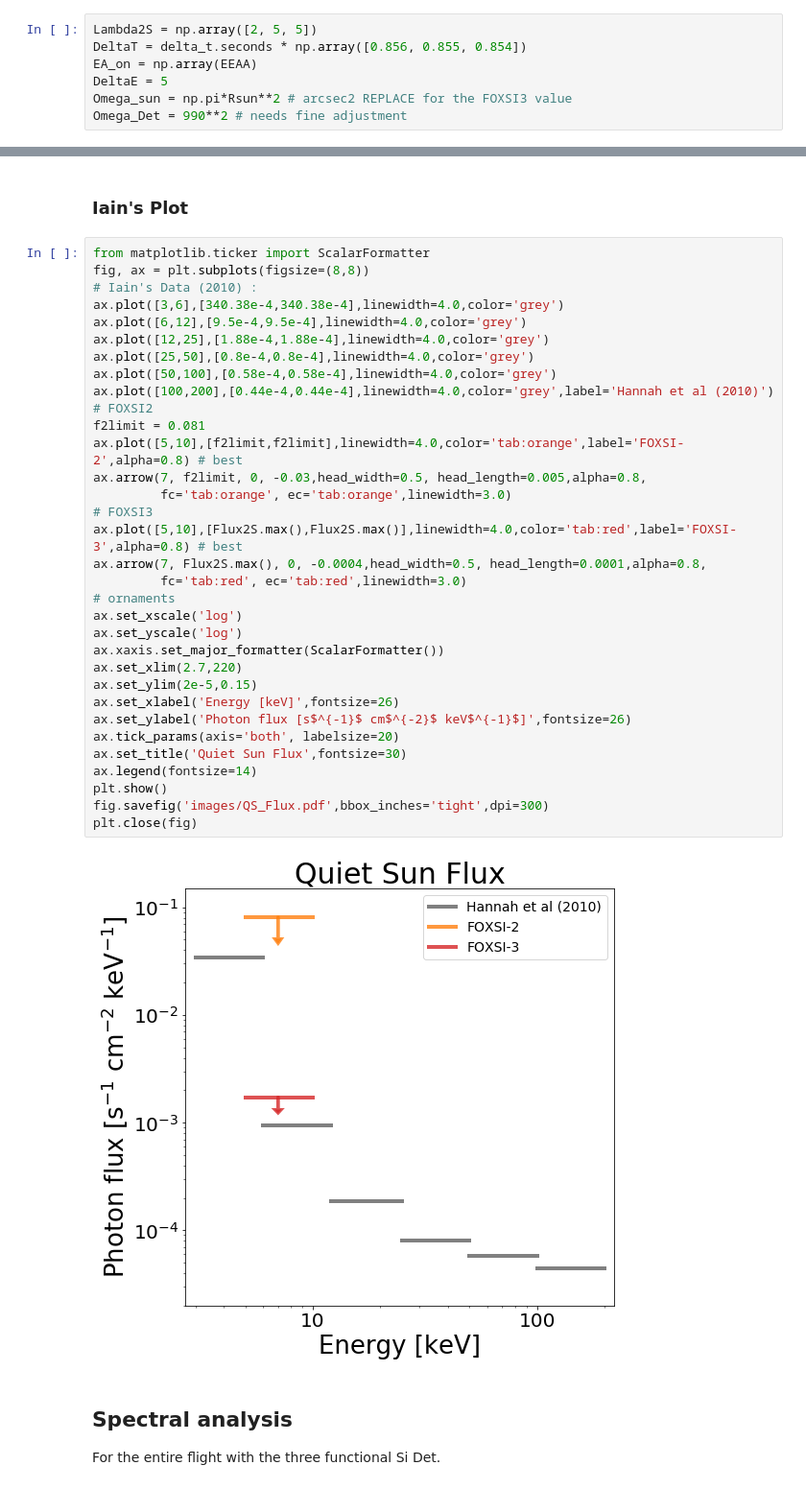
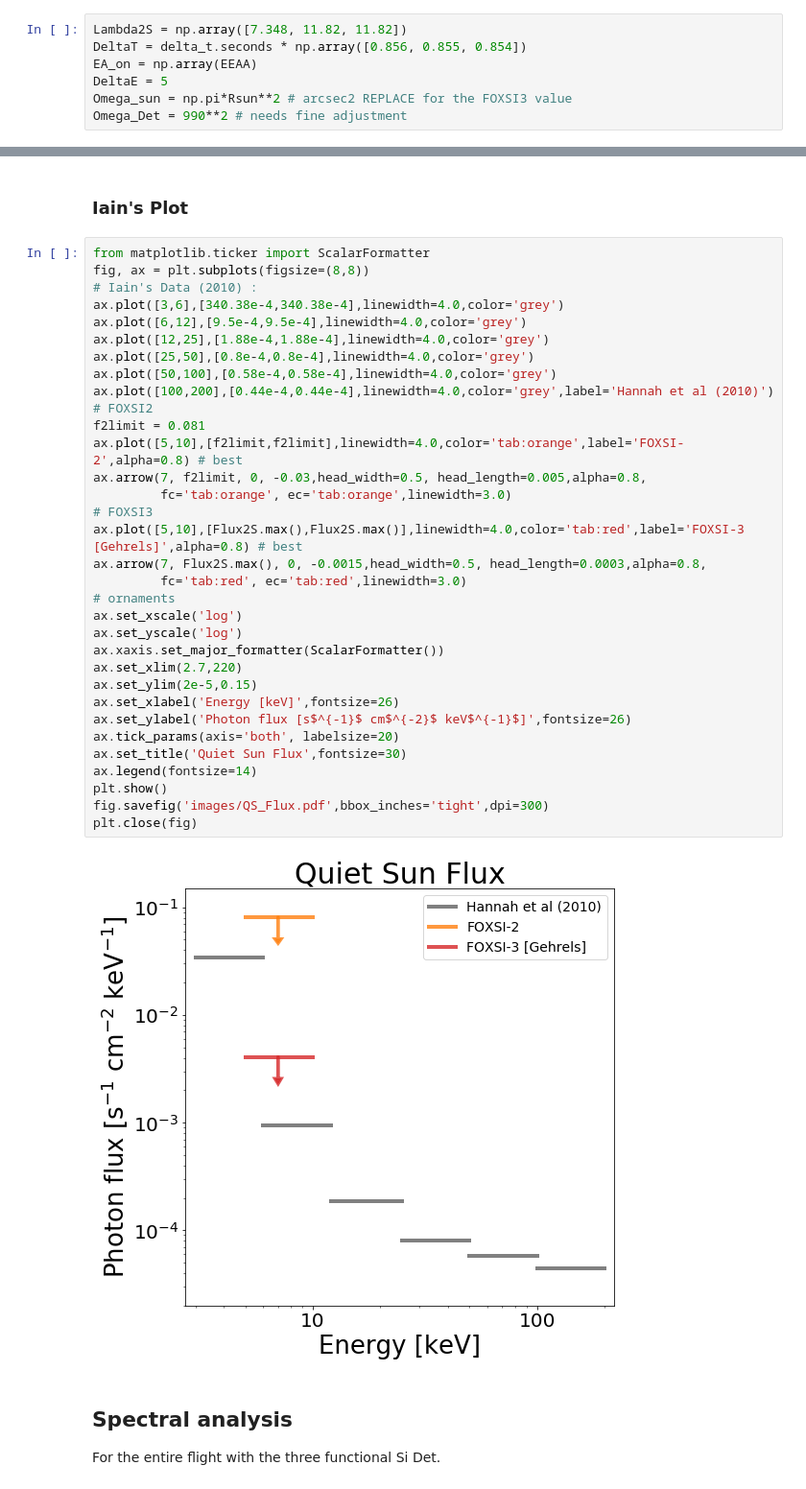
Before and after one commit to pymilo/QuietSunAnalysis, a Jupyter notebook: FOXSI3/FOXSI3-QS-FluxStudy.ipynb, the cells around one changed output, grey strips where cells are left out. Shown: that part at 96% size. Drawn from its saved outputs; the diff is of its cells as text.

Commit message:
FOXSI-3 Ahnen Method complete

```diff
--- a/FOXSI3/FOXSI3-QS-FluxStudy.ipynb
+++ b/FOXSI3/FOXSI3-QS-FluxStudy.ipynb
@@ -271,5 +292,5 @@ Omega_sun
 # %%
-Lambda2S = np.array([2, 5, 5])
+Lambda2S = np.array([7.348, 11.82, 11.82])
 DeltaT = delta_t.seconds * np.array([0.856, 0.855, 0.854])
 EA_on = np.array(EEAA)
 DeltaE = 5
@@ -292,36 +311,36 @@ from matplotlib.ticker import ScalarFormatter
 fig, ax = plt.subplots(figsize=(8,8))
 # Iain's Data (2010) :
 ax.plot([3,6],[340.38e-4,340.38e-4],linewidth=4.0,color='grey')
 ax.plot([6,12],[9.5e-4,9.5e-4],linewidth=4.0,color='grey')
 ax.plot([12,25],[1.88e-4,1.88e-4],linewidth=4.0,color='grey')
 ax.plot([25,50],[0.8e-4,0.8e-4],linewidth=4.0,color='grey')
 ax.plot([50,100],[0.58e-4,0.58e-4],linewidth=4.0,color='grey')
 ax.plot([100,200],[0.44e-4,0.44e-4],linewidth=4.0,color='grey',label='Hannah et al (2010)')
 # FOXSI2
 f2limit = 0.081
 ax.plot([5,10],[f2limit,f2limit],linewidth=4.0,color='tab:orange',label='FOXSI-2',alpha=0.8) # best
 ax.arrow(7, f2limit, 0, -0.03,head_width=0.5, head_length=0.005,alpha=0.8,
          fc='tab:orange', ec='tab:orange',linewidth=3.0)
 # FOXSI3
-ax.plot([5,10],[Flux2S.max(),Flux2S.max()],linewidth=4.0,color='tab:red',label='FOXSI-3',alpha=0.8) # best
-ax.arrow(7, Flux2S.max(), 0, -0.0004,head_width=0.5, head_length=0.0001,alpha=0.8,
+ax.plot([5,10],[Flux2S.max(),Flux2S.max()],linewidth=4.0,color='tab:red',label='FOXSI-3 [Gehrels]',alpha=0.8) # best
+ax.arrow(7, Flux2S.max(), 0, -0.0015,head_width=0.5, head_length=0.0003,alpha=0.8,
          fc='tab:red', ec='tab:red',linewidth=3.0)
 # ornaments
 ax.set_xscale('log')
 ax.set_yscale('log')
 ax.xaxis.set_major_formatter(ScalarFormatter())
 ax.set_xlim(2.7,220)
 ax.set_ylim(2e-5,0.15)
 ax.set_xlabel('Energy [keV]',fontsize=26)
 ax.set_ylabel('Photon flux [s$^{-1}$ cm$^{-2}$ keV$^{-1}$]',fontsize=26)
 ax.tick_params(axis='both', labelsize=20)
 ax.set_title('Quiet Sun Flux',fontsize=30)
 ax.legend(fontsize=14)
 plt.show()
 fig.savefig('images/QS_Flux.pdf',bbox_inches='tight',dpi=300)
 plt.close(fig)
 # %% [output]
-[figure, old version]
+[figure, new version]
 # %% [markdown]
 ## Spectral analysis
 For the entire flight with the three functional Si Det.
```
Also changed, not shown: parts of 9 cells of this notebook, 6 other files.
